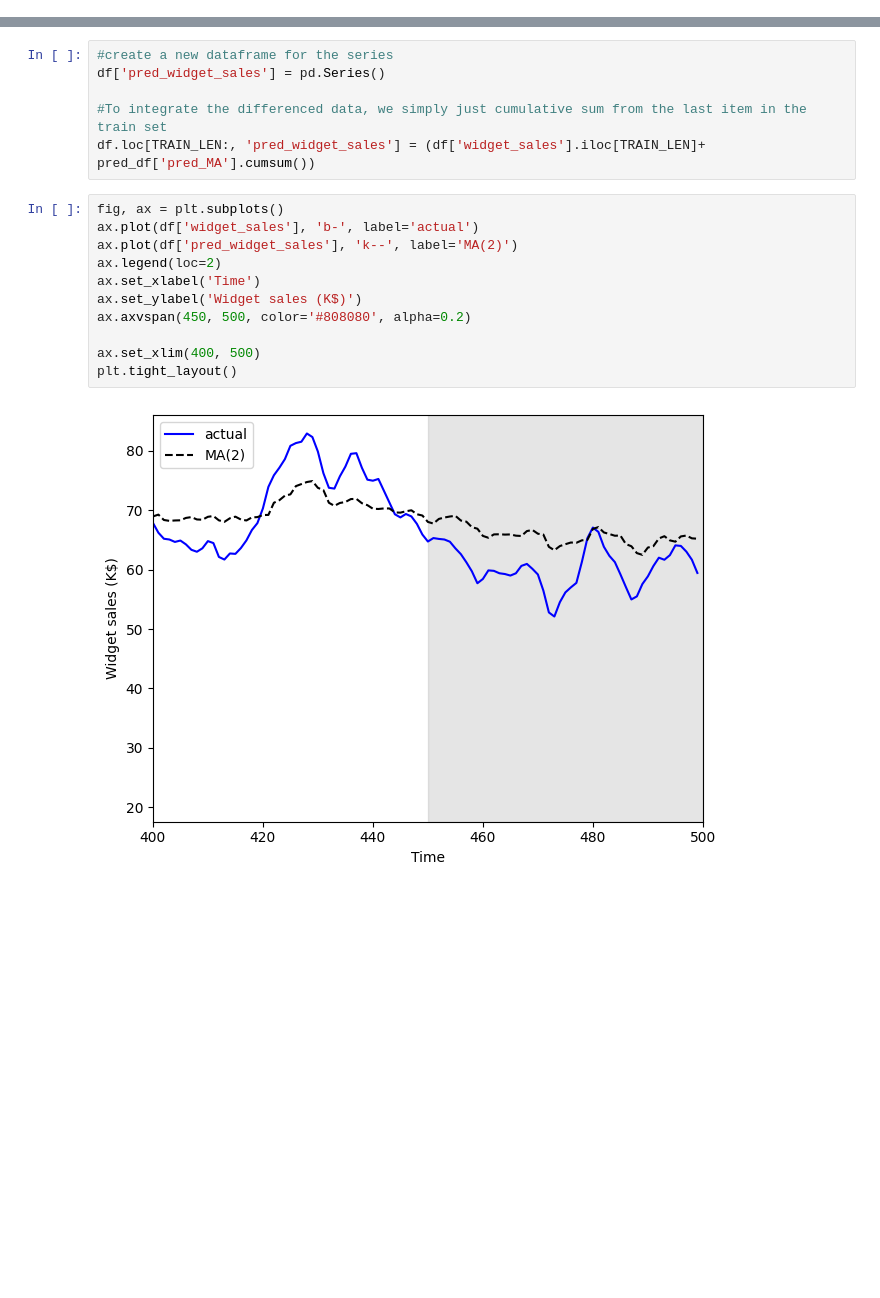
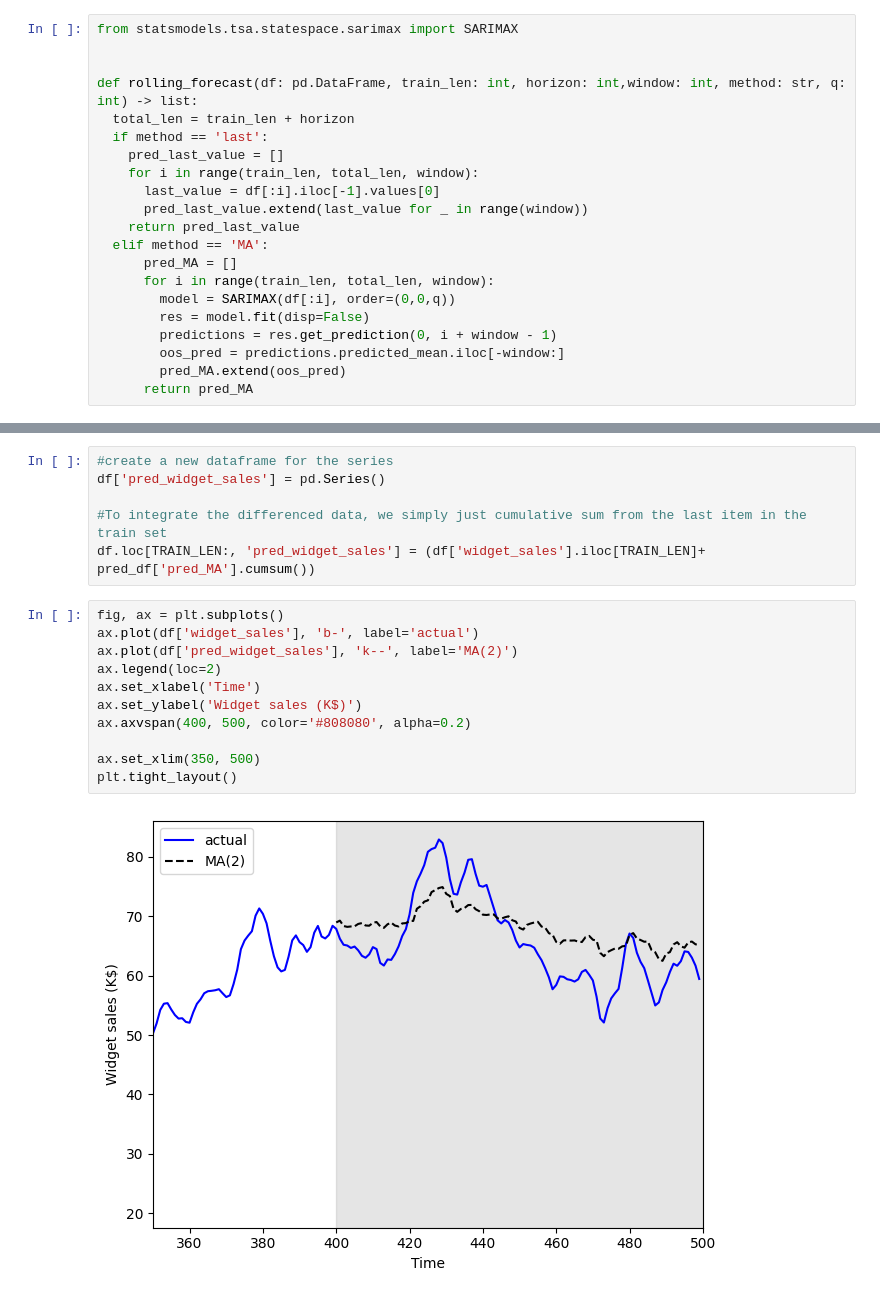
Before and after one commit to lewinskie254/timeseries-youtube, a Jupyter notebook: Lecture_3_Timeseries_Analysis_MovingAverage.ipynb, the cells around one changed output, grey strips where cells are left out. Cells and saved outputs as stored; diff of their text form; blank space fills up the shorter version.

```diff
--- a/Lecture_3_Timeseries_Analysis_MovingAverage.ipynb
+++ b/Lecture_3_Timeseries_Analysis_MovingAverage.ipynb
@@ -56,6 +56,27 @@ plot_acf(df_diff[1:])
 plt.tight_layout()
 # %% [output]
 [figure]
+# %%
+from statsmodels.tsa.statespace.sarimax import SARIMAX
+
+
+def rolling_forecast(df: pd.DataFrame, train_len: int, horizon: int,window: int, method: str, q: int) -> list:
+  total_len = train_len + horizon
+  if method == 'last':
+    pred_last_value = []
+    for i in range(train_len, total_len, window):
+      last_value = df[:i].iloc[-1].values[0]
+      pred_last_value.extend(last_value for _ in range(window))
+    return pred_last_value
+  elif method == 'MA':
+      pred_MA = []
+      for i in range(train_len, total_len, window):
+        model = SARIMAX(df[:i], order=(0,0,q))
+        res = model.fit(disp=False)
+        predictions = res.get_prediction(0, i + window - 1)
+        oos_pred = predictions.predicted_mean.iloc[-window:]
+        pred_MA.extend(oos_pred)
+      return pred_MA
 # %%
 from statsmodels.tsa.statespace.sarimax import SARIMAX
 
@@ -163,13 +184,13 @@ df.loc[TRAIN_LEN:, 'pred_widget_sales'] = (df['widget_sales'].iloc[TRAIN_LEN]+ p
 # %%
 fig, ax = plt.subplots()
 ax.plot(df['widget_sales'], 'b-', label='actual')
 ax.plot(df['pred_widget_sales'], 'k--', label='MA(2)')
 ax.legend(loc=2)
 ax.set_xlabel('Time')
 ax.set_ylabel('Widget sales (K$)')
-ax.axvspan(450, 500, color='#808080', alpha=0.2)
+ax.axvspan(400, 500, color='#808080', alpha=0.2)
 
-ax.set_xlim(400, 500)
+ax.set_xlim(350, 500)
 plt.tight_layout()
 # %% [output]
-[figure, old version]
+[figure, new version]
```
